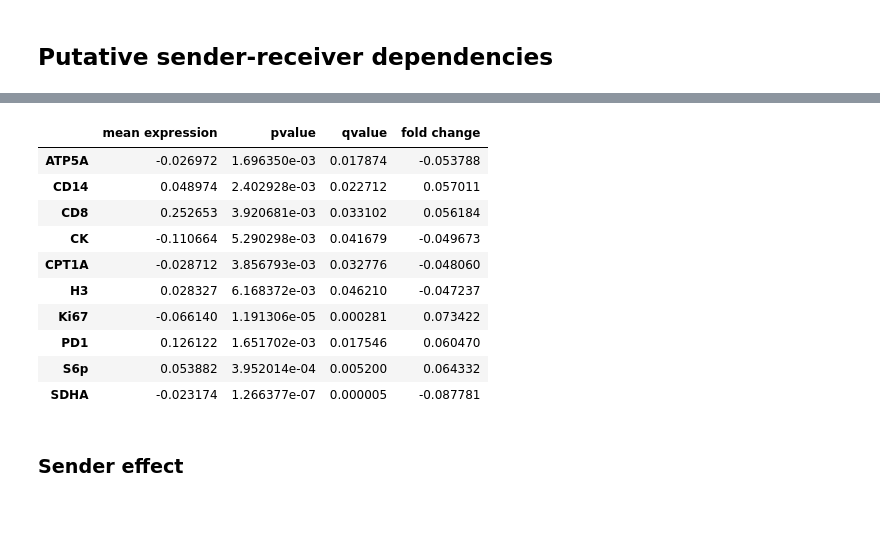
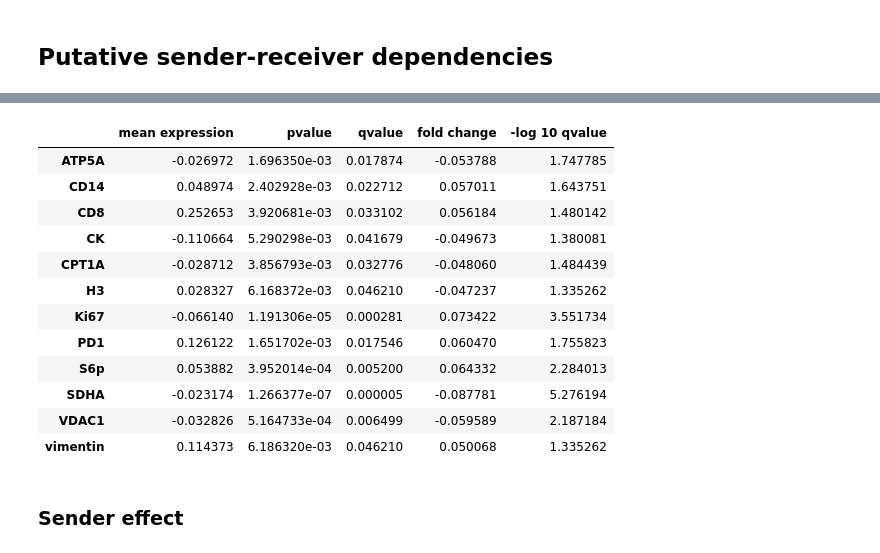
Before and after one commit to theislab/spatial_scog_workshop_2022, a Jupyter notebook: ncem/tutorial_ncem.ipynb, the cells around one changed output, grey strips where cells are left out. Drawn from its saved outputs; the diff is of its cells as text; code cells hidden in the pictures; blank space fills up the shorter version.

```diff
--- a/ncem/tutorial_ncem.ipynb
+++ b/ncem/tutorial_ncem.ipynb
@@ -249,17 +248,19 @@ ncem.sender_receiver_effect_vulcanoplot(
 # %%
-effect_df[effect_df['qvalue'] <= 0.05].head(10)
+effect_df[effect_df['qvalue'] <= 0.05]
 # %% [output]
-|  | mean expression | pvalue | qvalue | fold change |
-| ATP5A | -0.026972 | 1.696350e-03 | 0.017874 | -0.053788 |
-| CD14 | 0.048974 | 2.402928e-03 | 0.022712 | 0.057011 |
-| CD8 | 0.252653 | 3.920681e-03 | 0.033102 | 0.056184 |
-| CK | -0.110664 | 5.290298e-03 | 0.041679 | -0.049673 |
-| CPT1A | -0.028712 | 3.856793e-03 | 0.032776 | -0.048060 |
-| H3 | 0.028327 | 6.168372e-03 | 0.046210 | -0.047237 |
-| Ki67 | -0.066140 | 1.191306e-05 | 0.000281 | 0.073422 |
-| PD1 | 0.126122 | 1.651702e-03 | 0.017546 | 0.060470 |
-| S6p | 0.053882 | 3.952014e-04 | 0.005200 | 0.064332 |
-| SDHA | -0.023174 | 1.266377e-07 | 0.000005 | -0.087781 |
+|  | mean expression | pvalue | qvalue | fold change | -log 10 qvalue |
+| ATP5A | -0.026972 | 1.696350e-03 | 0.017874 | -0.053788 | 1.747785 |
+| CD14 | 0.048974 | 2.402928e-03 | 0.022712 | 0.057011 | 1.643751 |
+| CD8 | 0.252653 | 3.920681e-03 | 0.033102 | 0.056184 | 1.480142 |
+| CK | -0.110664 | 5.290298e-03 | 0.041679 | -0.049673 | 1.380081 |
+| CPT1A | -0.028712 | 3.856793e-03 | 0.032776 | -0.048060 | 1.484439 |
+| H3 | 0.028327 | 6.168372e-03 | 0.046210 | -0.047237 | 1.335262 |
+| Ki67 | -0.066140 | 1.191306e-05 | 0.000281 | 0.073422 | 3.551734 |
+| PD1 | 0.126122 | 1.651702e-03 | 0.017546 | 0.060470 | 1.755823 |
+| S6p | 0.053882 | 3.952014e-04 | 0.005200 | 0.064332 | 2.284013 |
+| SDHA | -0.023174 | 1.266377e-07 | 0.000005 | -0.087781 | 5.276194 |
+| VDAC1 | -0.032826 | 5.164733e-04 | 0.006499 | -0.059589 | 2.187184 |
+| vimentin | 0.114373 | 6.186320e-03 | 0.046210 | 0.050068 | 1.335262 |
 # %%
 gene_subset = effect_df[effect_df['qvalue'] <= 0.05].index
 # %% [markdown]
```
Also changed, not shown: parts of 6 cells of this notebook.
